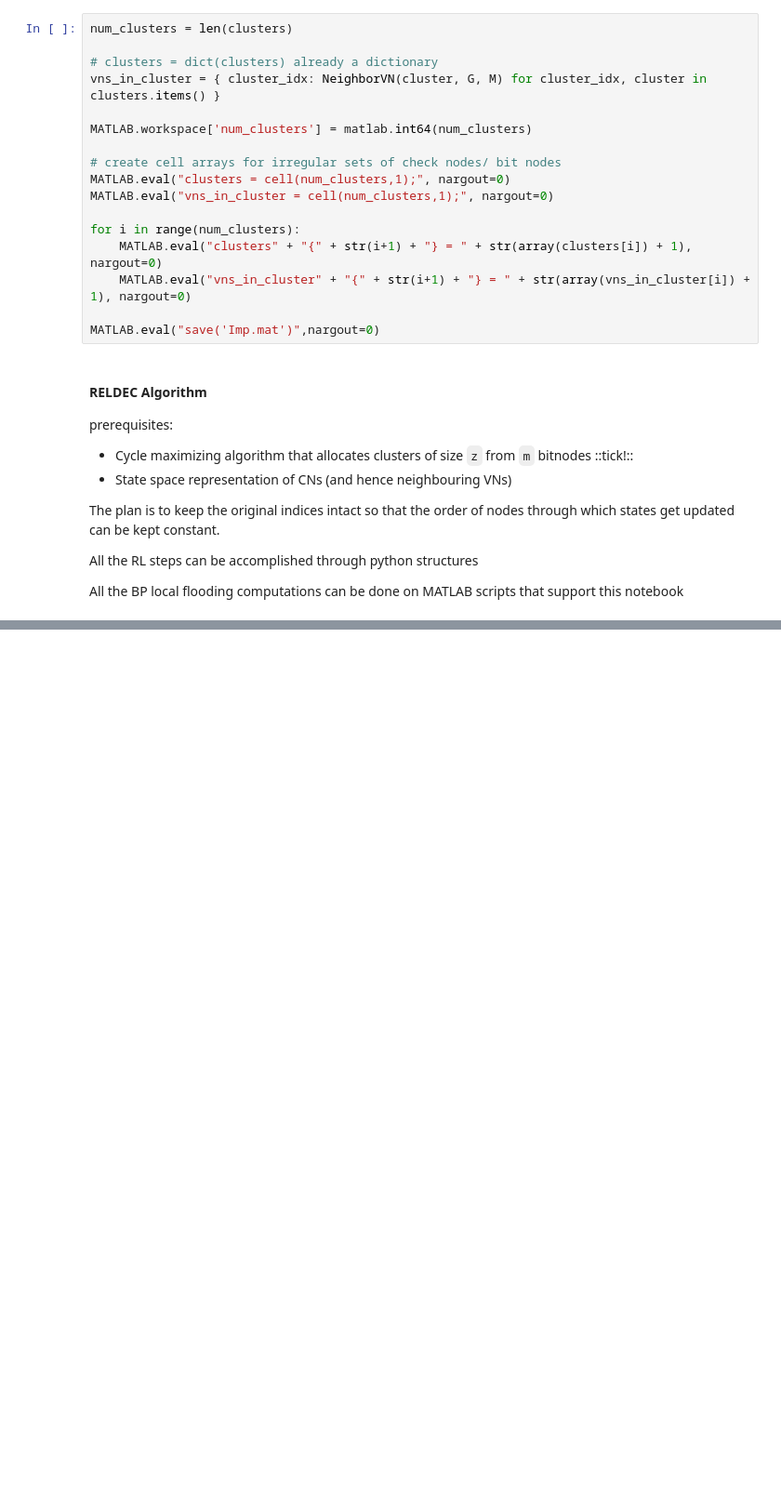
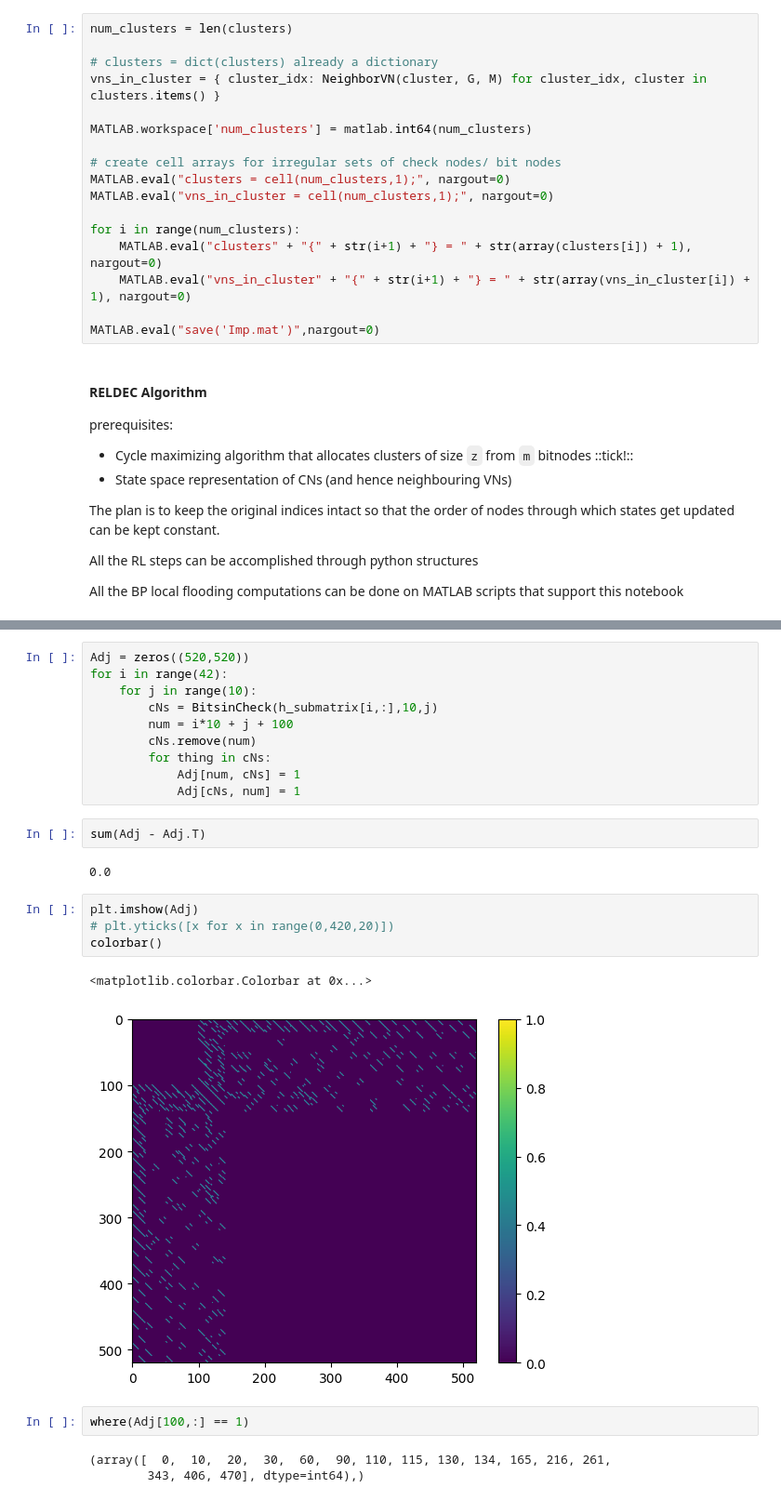
Before and after one commit to ashuthosh-bharadwaj/RL-LDPC-Research, a Jupyter notebook: RELDEC.ipynb, the cells around one changed output, grey strips where cells are left out. Shown: that part at 93% size. Saved outputs shown, nothing was run; the diff lists cells and outputs as text; blank space fills up the shorter version.

```diff
--- a/RELDEC.ipynb
+++ b/RELDEC.ipynb
@@ -144,0 +183,26 @@ for idx in range(ndata):
+# %%
+Adj = zeros((520,520))
+for i in range(42):
+    for j in range(10):
+        cNs = BitsinCheck(h_submatrix[i,:],10,j)
+        num = i*10 + j + 100
+        cNs.remove(num)
+        for thing in cNs:
+            Adj[num, cNs] = 1
+            Adj[cNs, num] = 1
+# %%
+sum(Adj - Adj.T)
+# %% [output]
+0.0
+# %%
+plt.imshow(Adj)
+# plt.yticks([x for x in range(0,420,20)])
+colorbar()
+# %% [output]
+<matplotlib.colorbar.Colorbar at 0x...>
+[figure, added]
+# %%
+where(Adj[100,:] == 1)
+# %% [output]
+(array([  0,  10,  20,  30,  60,  90, 110, 115, 130, 134, 165, 216, 261,
+        343, 406, 470], dtype=int64),)
```
Also changed, not shown: parts of 10 cells of this notebook, 9 other files.
